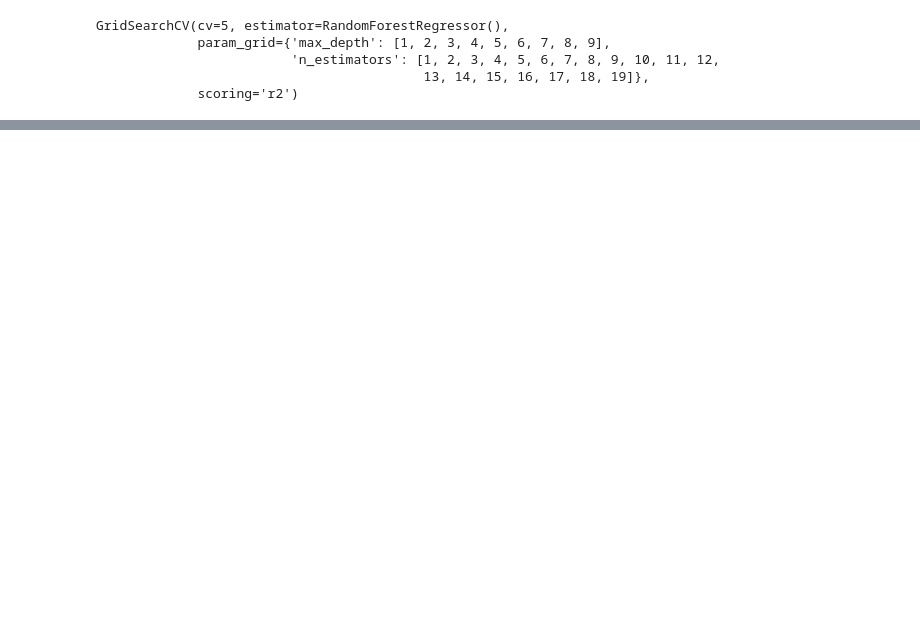
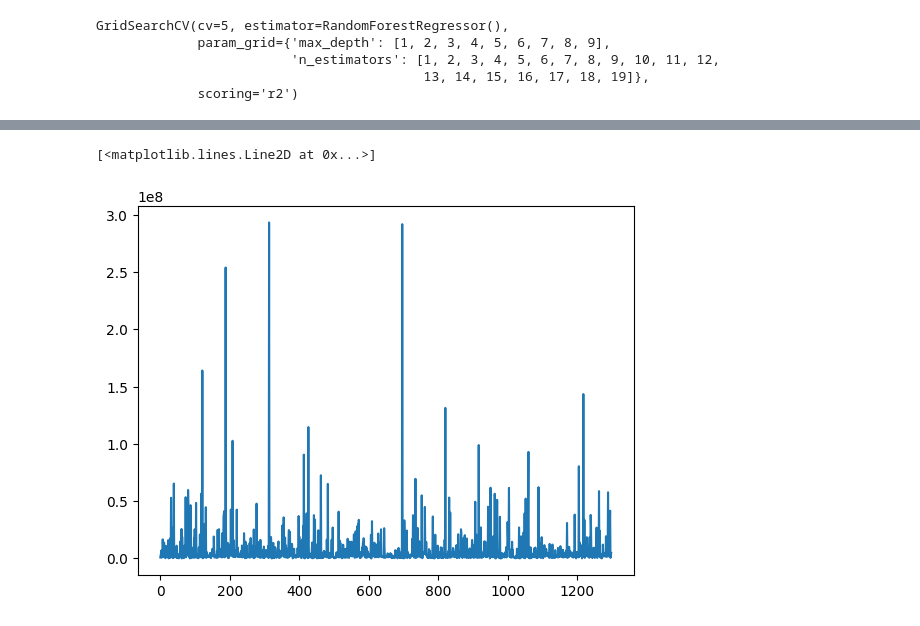
Before and after one commit to Marc0543/Seattle_energy, a Jupyter notebook: cleaning_marc.ipynb, the cells around one changed output, grey strips where cells are left out. Cells and saved outputs as stored; diff of their text form; code cells hidden in the pictures; blank space fills up the shorter version.

```diff
--- a/cleaning_marc.ipynb
+++ b/cleaning_marc.ipynb
@@ -1021,0 +1156,5 @@ plt.plot(y_test_energy)
+# %%
+plt.plot(y_train_energy)
+# %% [output]
+[<matplotlib.lines.Line2D at 0x...>]
+[figure, added]
```
Also changed, not shown: parts of 29 cells of this notebook.
